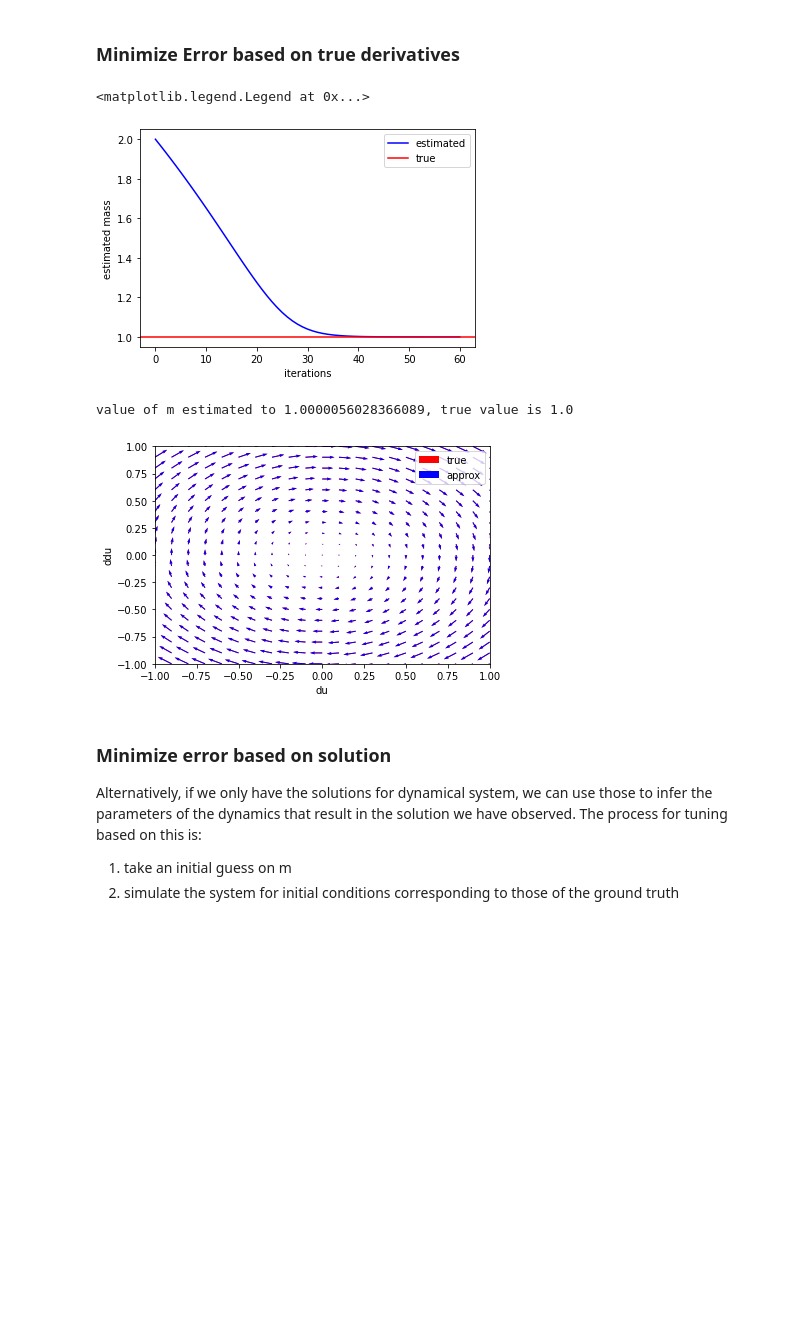
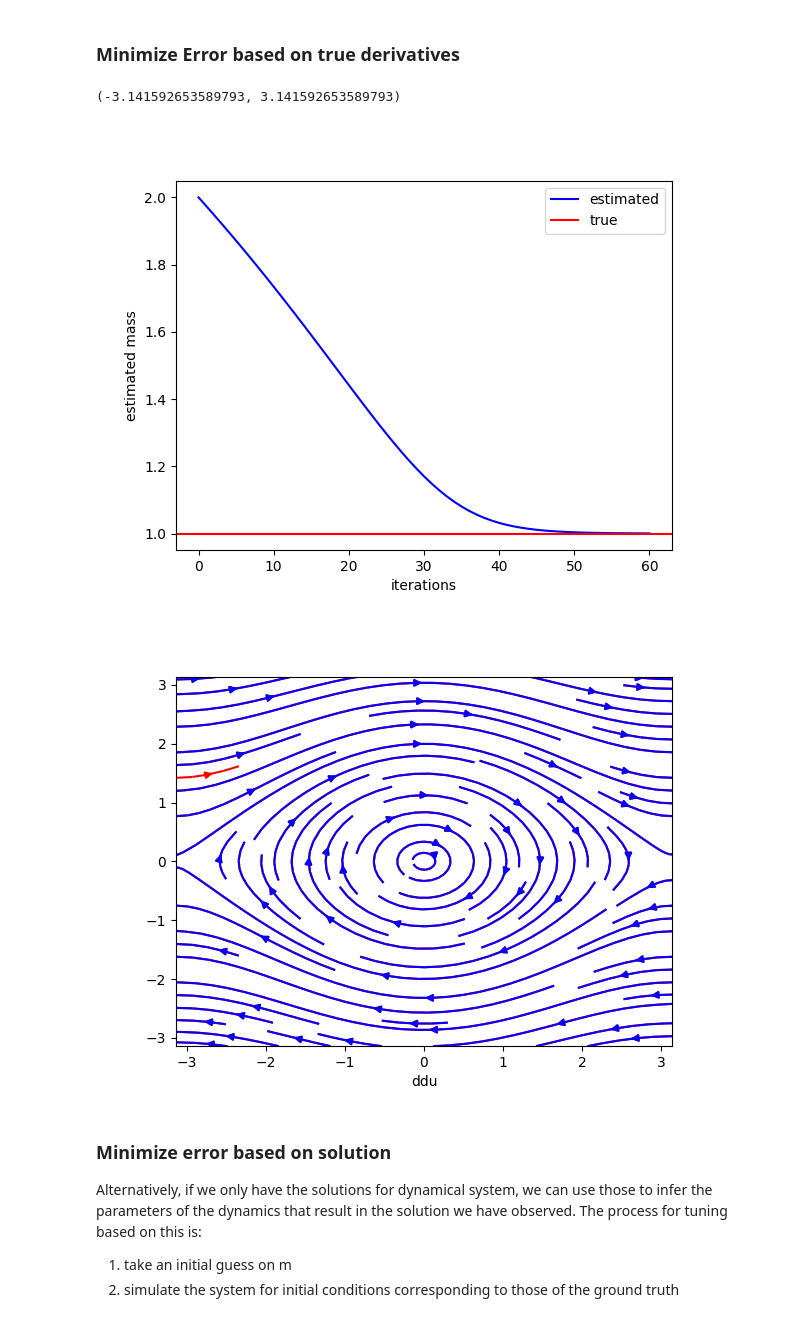
Before and after one commit to clegaard/ml_dynamical_systems_presentation, a Jupyter notebook: odes.ipynb, the cells around one changed output. Cells and saved outputs as stored; diff of their text form; code cells hidden in the pictures; blank space fills up the shorter version.

```diff
--- a/odes.ipynb
+++ b/odes.ipynb
@@ -24,0 +30,8 @@ Note that the states of a system do not have to be derivatives of each other, it
+# %%
+def f(y):
+    θ,ω = y
+    dθ = ω # change of angle w.r.t. time is per definition ω
+    dω = -(g/m)*jnp.sin(θ)
+    return dθ, dω
+
+print(f((0.7,0.7)))
@@ -164,55 +214,55 @@ We use [JAX](https://jax.readthedocs.io/en/latest/) to implement the optimizatio
 # %% [markdown]
 ### Minimize Error based on true derivatives
 # %%
-from jax import value_and_grad
-from jax import jit
+m_approx = 2.0
+learning_rate = 1e-4
 
-m_approx = 2.0
-learning_rate = 0.001
+def f(y, m):
+    θ,ω = y
+    dθ = ω
+    dω = -(g/m)*jnp.sin(θ)
+    return jnp.asarray((dθ, dω))
+
+y = np.meshgrid(np.arange(θ_min,θ_max+θ_res,θ_res), np.arange(ω_min, ω_max+ω_res,ω_res))
+dy_true = f(y, m_true)
 
 def loss(m):
-    du, ddu = f(x,y,m)
-    return jnp.sum((du-du_true)**2 + (ddu-ddu_true)**2)
+    dy_approx = f(y,m)
+    return jnp.sum((dy_approx - dy_true)**2) / dy_approx.shape[0]
 
-#@jit
+@jit
 def update(m):
     value, grad = value_and_grad(loss, argnums=0)(m)
     m = m - learning_rate * grad
     return m
 
 
 ms = [m_approx]
 for i in tqdm(range(60),desc="training"):
 
     m_approx = update(m_approx)
     ms.append(m_approx)
 
 fig, ax = plt.subplots()
 ax.plot(ms,label="estimated",c="blue")
 ax.set_xlabel("iterations")
 ax.set_ylabel("estimated mass")
 ax.axhline(m_true,label="true",c="red")
 ax.legend()
+
+dy_approx = f(y,m_approx)
+
+fig, ax = plt.subplots()
+ax.streamplot(θ, ω, *dy_true, color="red")
+ax.streamplot(θ, ω, *dy_approx, color="blue")
+ax.set_xlabel("du")
+ax.set_xlabel("ddu")
+ax.set_xlim(θ_min, θ_max)
+ax.set_ylim(ω_min,ω_max)
 # %% [output]
-<matplotlib.legend.Legend at 0x...>
+(-3.141592653589793, 3.141592653589793)
-[figure, old version]
+[figure, new version]
+[figure, added]
-# %%
-du_approx, ddu_approx = f(x, y, m_approx)
-du_true, ddu_true = f(x, y, m_true)
-
-fig, ax = plt.subplots()
-ax.quiver(x,y,du_true,ddu_true, scale_units="xy",angles="xy", label="true", color="red")
-ax.quiver(x,y,du_approx,ddu_approx, scale_units="xy",angles="xy", label="approx", color="blue")
-ax.legend()
-ax.set_xlim(x_min,x_max)
-ax.set_ylim(y_min,y_max)
-ax.set_xlabel("du")
-ax.set_ylabel("ddu")
-
-print(f"value of m estimated to {m_approx}, true value is {m_true}")
-# %% [output]
-value of m estimated to 1.0000056028366089, true value is 1.0
-[figure, removed]
 # %% [markdown]
 ### Minimize error based on solution
 Alternatively, if we only have the solutions for dynamical system, we can use those to infer the parameters of the dynamics that result in the solution we have observed.
```
Also changed, not shown: parts of 29 cells of this notebook, 3 other files.
